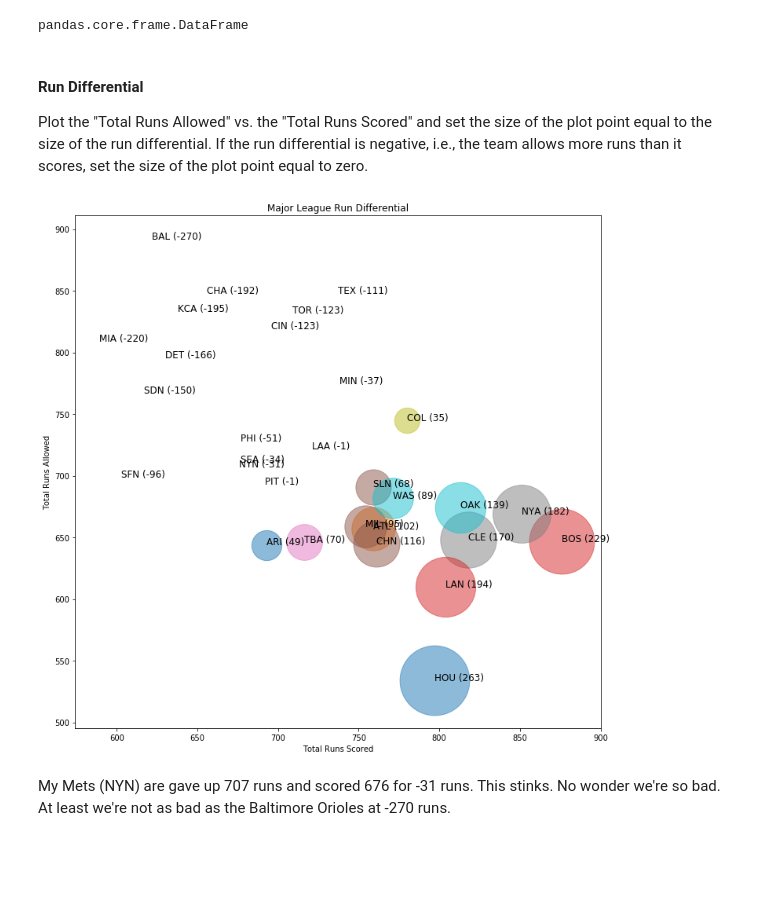
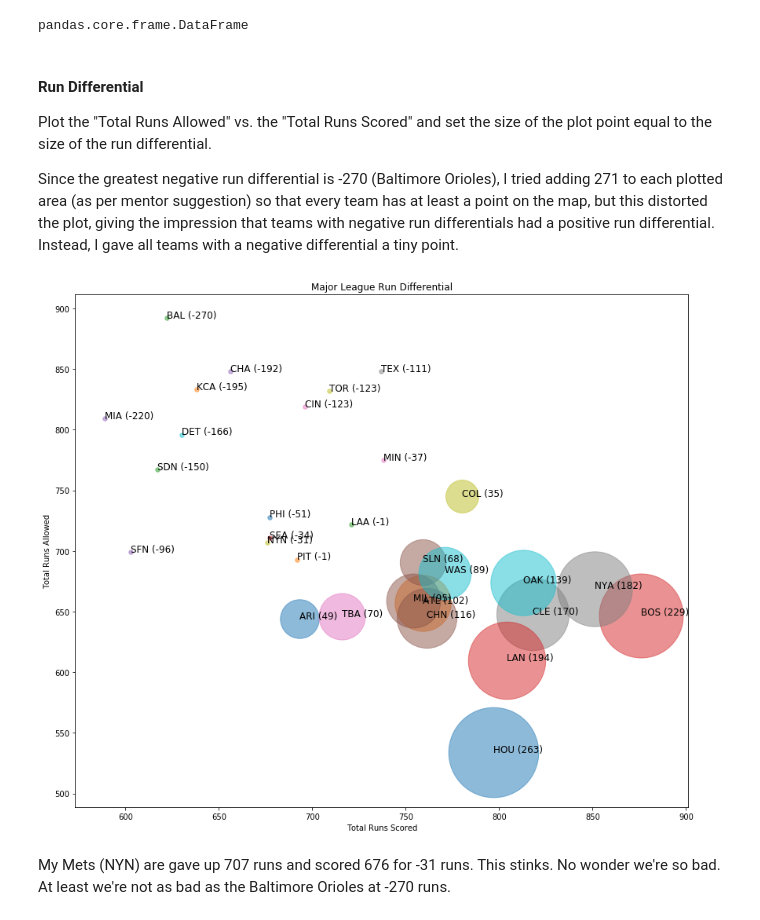
Before and after one commit to robertfg/python-class-project, a Jupyter notebook: python-class-project.ipynb, the cells around one changed output. Saved outputs shown, nothing was run; the diff lists cells and outputs as text; code cells hidden in the pictures; blank space fills up the shorter version.

```diff
--- a/python-class-project.ipynb
+++ b/python-class-project.ipynb
@@ -422,29 +422,35 @@ type(team_data)
 pandas.core.frame.DataFrame
 # %% [markdown]
 #### Run Differential
-Plot the "Total Runs Allowed" vs. the "Total Runs Scored" and set the size of the plot point equal to the size of the run differential.  If the run differential is negative, i.e., the team allows more runs than it scores, set the size of the plot point equal to zero.
+Plot the "Total Runs Allowed" vs. the "Total Runs Scored" and set the size of the plot point equal to the size of the run differential.
+
+Since the greatest negative run differential is -270 (Baltimore Orioles), I tried adding 271 to each plotted area (as per mentor suggestion) so that every team has at least a point on the map, but this distorted the plot, giving the impression that teams with negative run differentials had a positive run differential.  Instead, I gave all teams with a negative differential a tiny point.
 # %%
-plt.figure(figsize=(12, 12))
+plt.figure(figsize=(14, 12))
 
 for label, row in team_data.iterrows():
     TRS = row.Runs_Scored
     TRA = row.Runs_Allowed
     run_diff = TRS - TRA
+
+    # We know that the greatest negative run differential is -270 (Baltimore Orioles), so add 271 to get a point for each team
+    # THIS DOESN'T WORK WELL.  TEAMS WITH NEGATIVE VALUES SHOULDN'T HAVE A SIZE
+#     area = 30 * (run_diff + 271)
     if run_diff < 0:
-        area = 0
+        area = 30
     else:
-        area = 30 * run_diff
+        area = 50 * run_diff
     text = row.teamID + ' (' + str(run_diff) + ')'
     plt.scatter(TRS, TRA, s=area, alpha=0.5)
     plt.text(TRS, TRA, text, fontsize=12)
 
 plt.title("Major League Run Differential", fontsize=12)
 plt.xlabel("Total Runs Scored", fontsize=10)
 plt.ylabel("Total Runs Allowed", fontsize=10)
 
 plt.show()
 # %% [output]
-[figure, old version]
+[figure, new version]
 # %% [markdown]
 My Mets (NYN) are gave up 707 runs and scored 676 for -31 runs.  This stinks.  No wonder we're so bad.  At least we're not as bad as the Baltimore Orioles at -270 runs.
 # %% [markdown]
```
Also changed, not shown: parts of 4 cells of this notebook.
